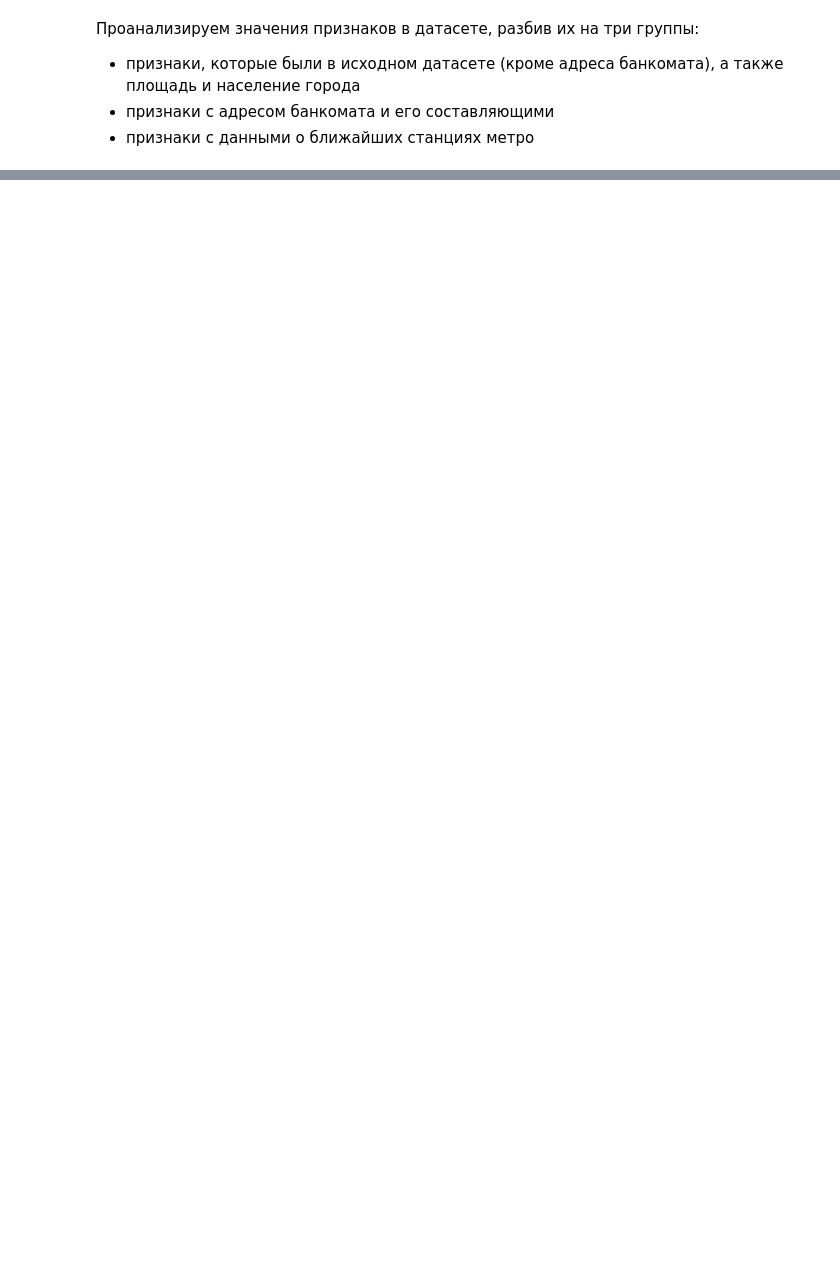
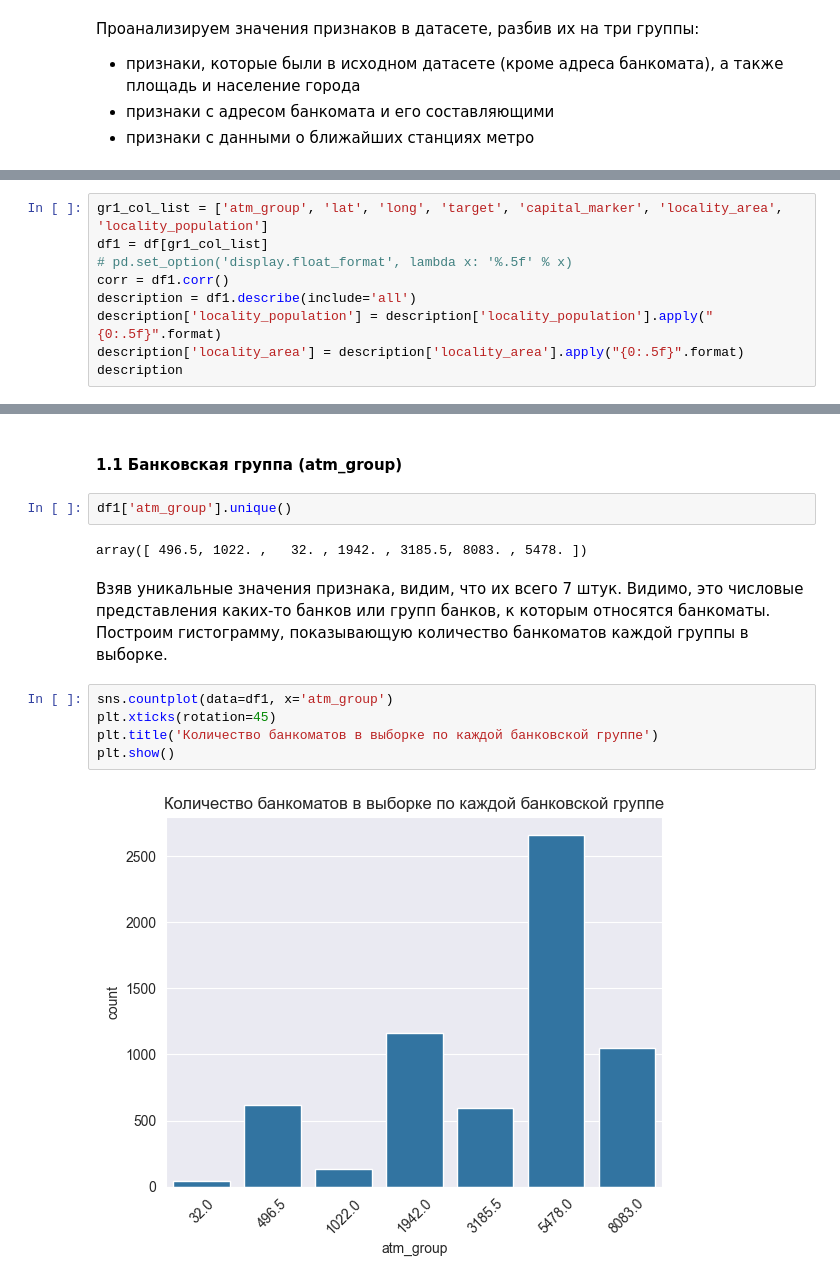
Before and after one commit to SeVlVershinin/atm-project, a Jupyter notebook: eda/eda.ipynb, the cells around one changed output, grey strips where cells are left out. Cells and saved outputs as stored; diff of their text form; blank space fills up the shorter version.

```diff
--- a/eda/eda.ipynb
+++ b/eda/eda.ipynb
@@ -50,0 +58,9 @@ df
+# %%
+gr1_col_list = ['atm_group', 'lat', 'long', 'target', 'capital_marker', 'locality_area', 'locality_population']
+df1 = df[gr1_col_list]
+# pd.set_option('display.float_format', lambda x: '%.5f' % x)
+corr = df1.corr()
+description = df1.describe(include='all')
+description['locality_population'] = description['locality_population'].apply("{0:.5f}".format)
+description['locality_area'] = description['locality_area'].apply("{0:.5f}".format)
+description
@@ -50,0 +89,15 @@ df
+# %% [markdown]
+#### 1.1 Банковская группа (atm_group)
+# %%
+df1['atm_group'].unique()
+# %% [output]
+array([ 496.5, 1022. ,   32. , 1942. , 3185.5, 8083. , 5478. ])
+# %% [markdown]
+Взяв уникальные значения признака, видим, что их всего 7 штук. Видимо, это числовые представления каких-то банков или групп банков, к которым относятся банкоматы. Построим гистограмму, показывающую количество банкоматов каждой группы в выборке.
+# %%
+sns.countplot(data=df1, x='atm_group')
+plt.xticks(rotation=45)
+plt.title('Количество банкоматов в выборке по каждой банковской группе')
+plt.show()
+# %% [output]
+[figure, added]
```
Also changed, not shown: parts of 27 cells of this notebook, 1 other file.
